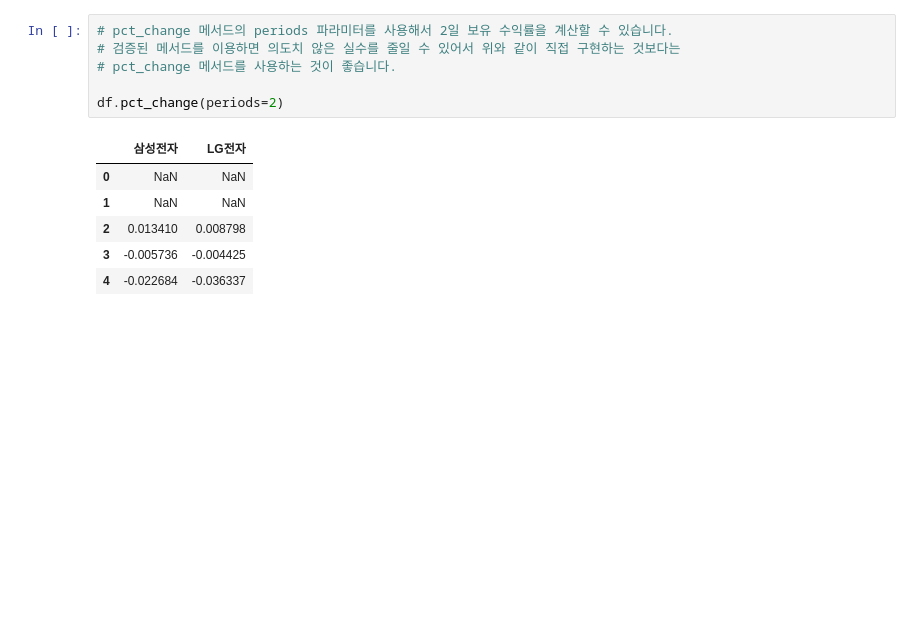
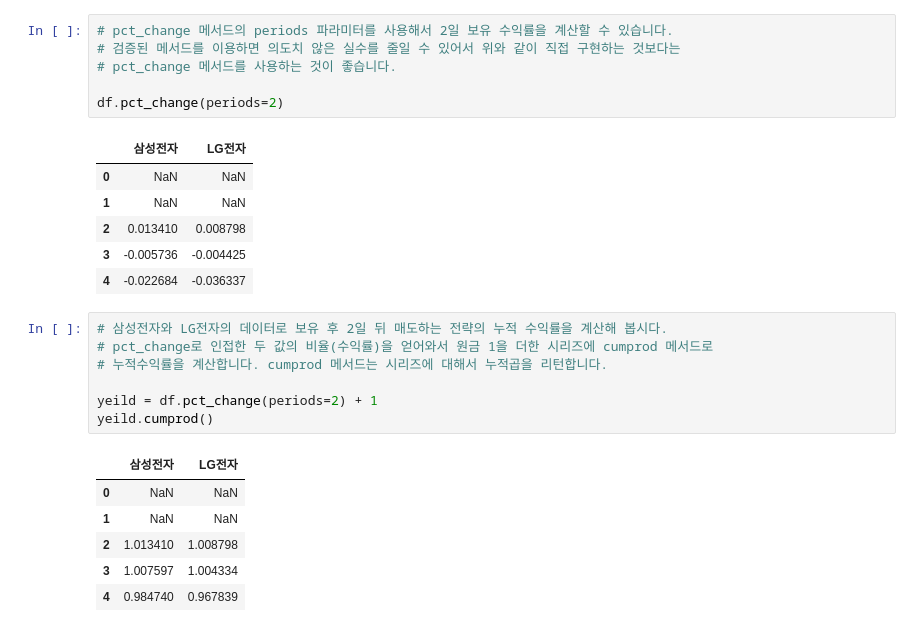
Before and after one commit to netager/Quick_Ref, a Jupyter notebook: data_analysis/imsi/06. 시계열.ipynb, the cells around one changed output. Drawn from its saved outputs; the diff is of its cells as text; blank space fills up the shorter version.

```diff
--- a/data_analysis/imsi/06. 시계열.ipynb
+++ b/data_analysis/imsi/06. 시계열.ipynb
@@ -350,3 +350,17 @@ df.pct_change(periods=2)
 | 2 | 0.013410 | 0.008798 |
 | 3 | -0.005736 | -0.004425 |
 | 4 | -0.022684 | -0.036337 |
+# %%
+# 삼성전자와 LG전자의 데이터로 보유 후 2일 뒤 매도하는 전략의 누적 수익률을 계산해 봅시다.
+# pct_change로 인접한 두 값의 비율(수익률)을 얻어와서 원금 1을 더한 시리즈에 cumprod 메서드로
+# 누적수익률을 계산합니다. cumprod 메서드는 시리즈에 대해서 누적곱을 리턴합니다.
+
+yeild = df.pct_change(periods=2) + 1
+yeild.cumprod()
+# %% [output]
+|  | 삼성전자 | LG전자 |
+| 0 | NaN | NaN |
+| 1 | NaN | NaN |
+| 2 | 1.013410 | 1.008798 |
+| 3 | 1.007597 | 1.004334 |
+| 4 | 0.984740 | 0.967839 |
```
Also changed, not shown: parts of 6 cells of this notebook.
